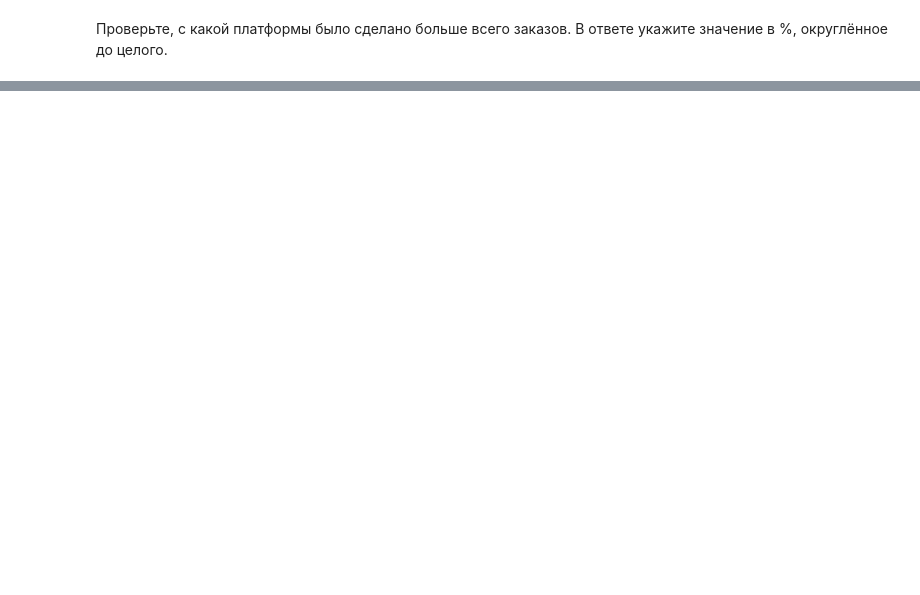
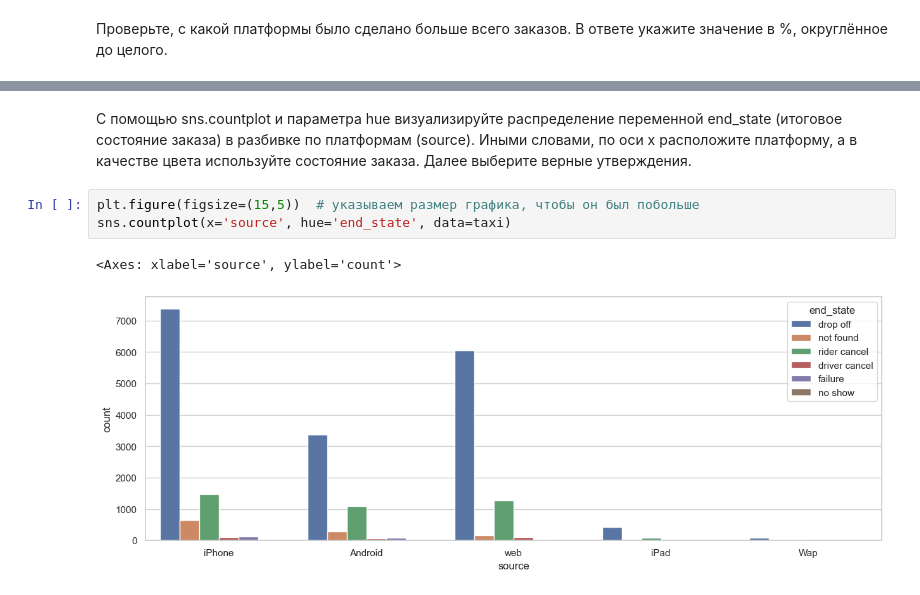
Before and after one commit to Praldmur/Simulation, a Jupyter notebook: lesson_2_3.ipynb, the cells around one changed output, grey strips where cells are left out. Cells and saved outputs as stored; diff of their text form; blank space fills up the shorter version.

```diff
--- a/lesson_2_3.ipynb
+++ b/lesson_2_3.ipynb
@@ -129,0 +153,9 @@ Name: count, dtype: int64
+# %% [markdown]
+С помощью sns.countplot и параметра hue визуализируйте распределение переменной end_state (итоговое состояние заказа) в разбивке по платформам (source).
+Иными словами, по оси x расположите платформу, а в качестве цвета используйте состояние заказа. Далее выберите верные утверждения.
+# %%
+plt.figure(figsize=(15,5))  # указываем размер графика, чтобы он был побольше
+sns.countplot(x='source', hue='end_state', data=taxi)
+# %% [output]
+<Axes: xlabel='source', ylabel='count'>
+[figure, added]
```
Also changed, not shown: parts of 20 cells of this notebook.
